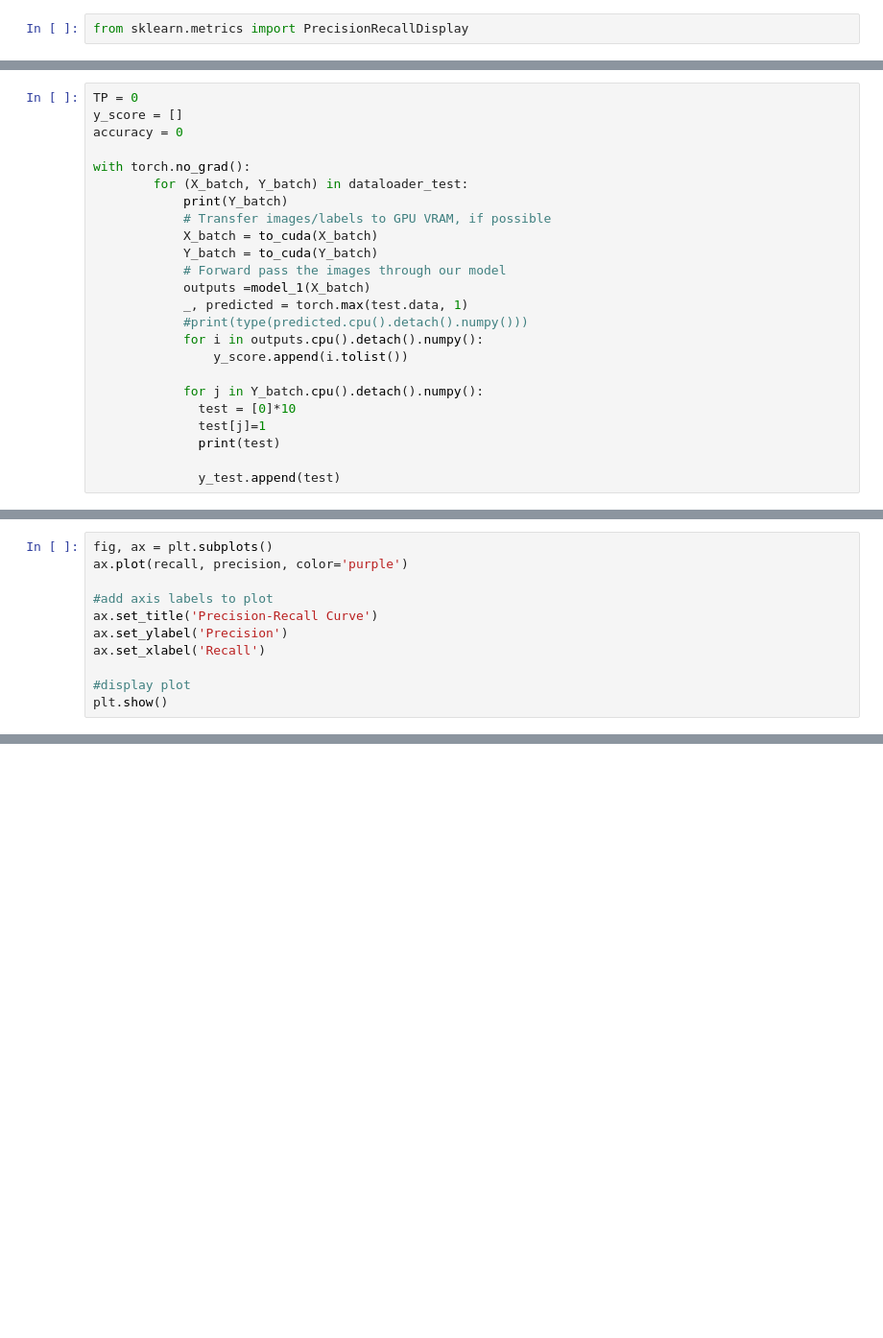
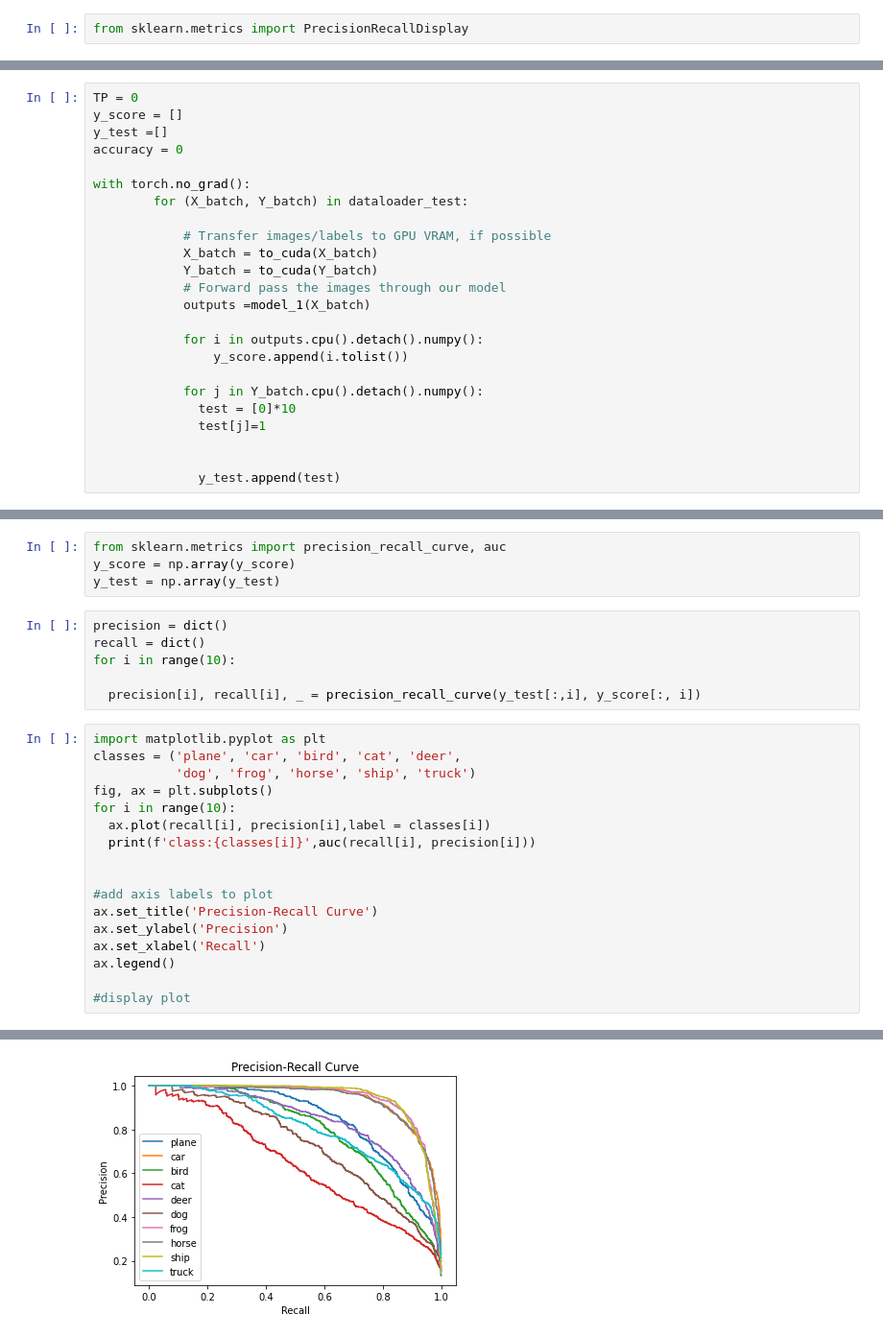
Before and after one commit to Eeaeau/TTT4135-Multimedia-Signal-Processing, a Jupyter notebook: Assignment 3/problem2_impoved_NN.ipynb, the cells around one changed output, grey strips where cells are left out. Shown: that part at 96% size. Cells and saved outputs as stored; diff of their text form; blank space fills up the shorter version.

```diff
--- a/Assignment 3/problem2_impoved_NN.ipynb
+++ b/Assignment 3/problem2_impoved_NN.ipynb
@@ -570,24 +559,24 @@ for (X_batch, Y_batch) in dataloader_test:
 # %%
 TP = 0
 y_score = []
+y_test =[]
 accuracy = 0
 
 with torch.no_grad():
         for (X_batch, Y_batch) in dataloader_test:
-            print(Y_batch)
+
             # Transfer images/labels to GPU VRAM, if possible
             X_batch = to_cuda(X_batch)
             Y_batch = to_cuda(Y_batch)
             # Forward pass the images through our model
             outputs =model_1(X_batch)
-            _, predicted = torch.max(test.data, 1)
-            #print(type(predicted.cpu().detach().numpy()))
+
             for i in outputs.cpu().detach().numpy():
                 y_score.append(i.tolist())
 
             for j in Y_batch.cpu().detach().numpy():
               test = [0]*10
               test[j]=1
-              print(test)
+
 
               y_test.append(test)
@@ -607,11 +583,28 @@ RuntimeError: ignored
+# %%
+from sklearn.metrics import precision_recall_curve, auc
+y_score = np.array(y_score)
+y_test = np.array(y_test)
+# %%
+precision = dict()
+recall = dict()
+for i in range(10):
+
+  precision[i], recall[i], _ = precision_recall_curve(y_test[:,i], y_score[:, i])
 # %%
+import matplotlib.pyplot as plt
+classes = ('plane', 'car', 'bird', 'cat', 'deer',
+           'dog', 'frog', 'horse', 'ship', 'truck')
 fig, ax = plt.subplots()
-ax.plot(recall, precision, color='purple')
+for i in range(10):
+  ax.plot(recall[i], precision[i],label = classes[i])
+  print(f'class:{classes[i]}',auc(recall[i], precision[i]))
+
 
 #add axis labels to plot
 ax.set_title('Precision-Recall Curve')
 ax.set_ylabel('Precision')
 ax.set_xlabel('Recall')
+ax.legend()
 
 #display plot
-plt.show()
+# %% [output]
@@ -617,0 +622 @@ plt.show()
+[figure, added]
```
Also changed, not shown: parts of 8 cells of this notebook.
